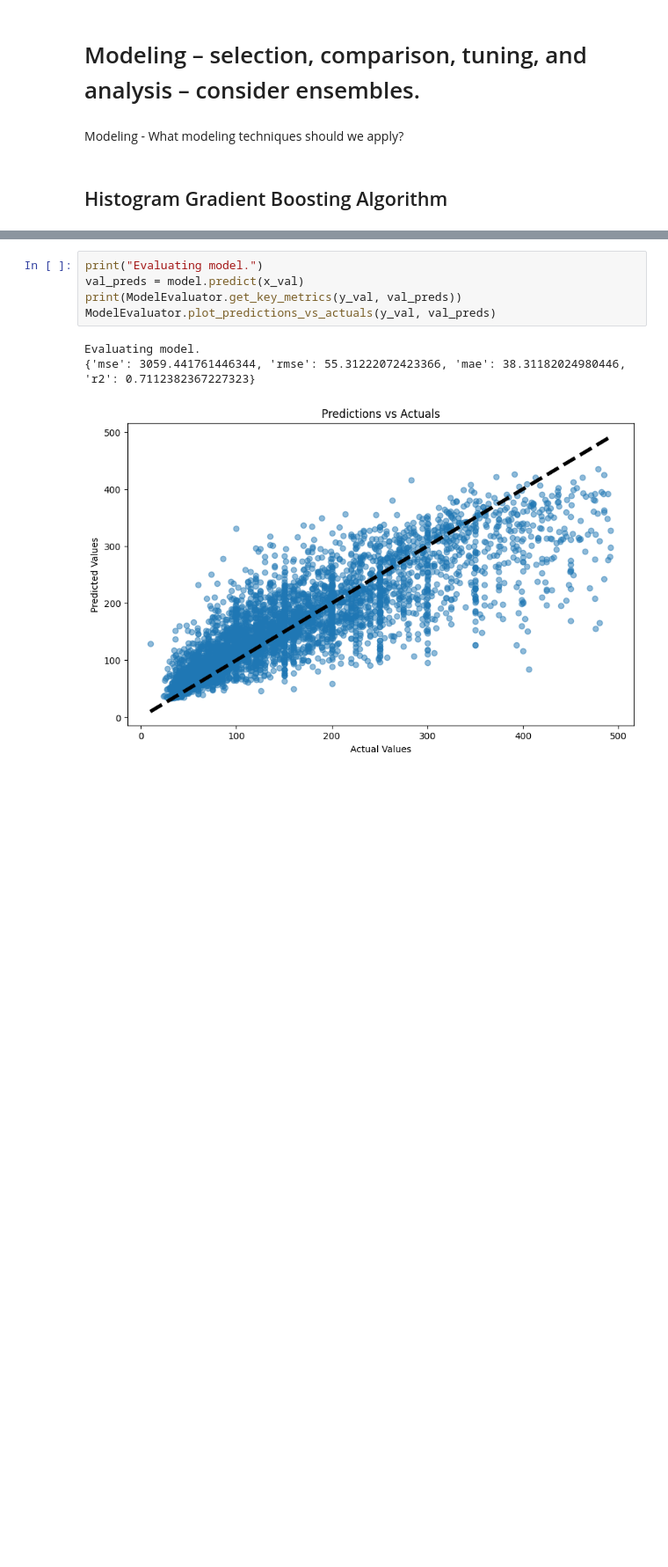
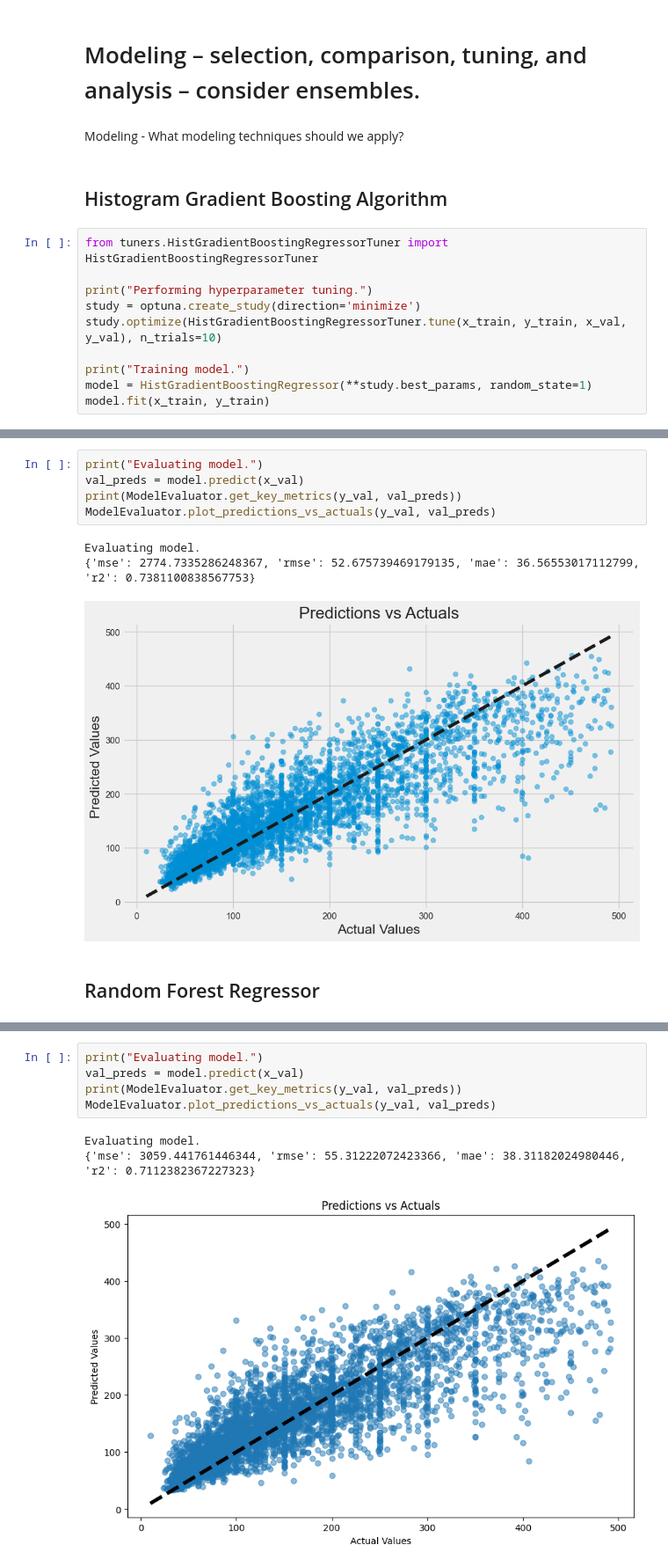
Before and after one commit to suvoganguli/AAI510_FinalProject, a Jupyter notebook: src/AAI510_Final_JupyterNotebook.ipynb, the cells around one changed output, grey strips where cells are left out. Shown at 88% size. Saved outputs shown, nothing was run; the diff lists cells and outputs as text; blank space fills up the shorter version.

```diff
--- a/src/AAI510_Final_JupyterNotebook.ipynb
+++ b/src/AAI510_Final_JupyterNotebook.ipynb
@@ -204,3 +204,13 @@ Top columns: ['host_response_rate', 'host_acceptance_rate', 'host_listings_count
 Modeling - What modeling techniques should we apply?
 # %% [markdown]
 ## Histogram Gradient Boosting Algorithm
+# %%
+from tuners.HistGradientBoostingRegressorTuner import HistGradientBoostingRegressorTuner
+
+print("Performing hyperparameter tuning.")
+study = optuna.create_study(direction='minimize')
+study.optimize(HistGradientBoostingRegressorTuner.tune(x_train, y_train, x_val, y_val), n_trials=10)
+
+print("Training model.")
+model = HistGradientBoostingRegressor(**study.best_params, random_state=1)
+model.fit(x_train, y_train)
@@ -207,3 +238,14 @@ Modeling - What modeling techniques should we apply?
+# %%
+print("Evaluating model.")
+val_preds = model.predict(x_val)
+print(ModelEvaluator.get_key_metrics(y_val, val_preds))
+ModelEvaluator.plot_predictions_vs_actuals(y_val, val_preds)
+# %% [output]
+Evaluating model.
+{'mse': 2774.7335286248367, 'rmse': 52.675739469179135, 'mae': 36.56553017112799, 'r2': 0.7381100838567753}
+[figure, added]
+# %% [markdown]
+## Random Forest Regressor
 # %%
 from typing import List
 import optuna
```
Also changed, not shown: parts of 3 cells of this notebook.
